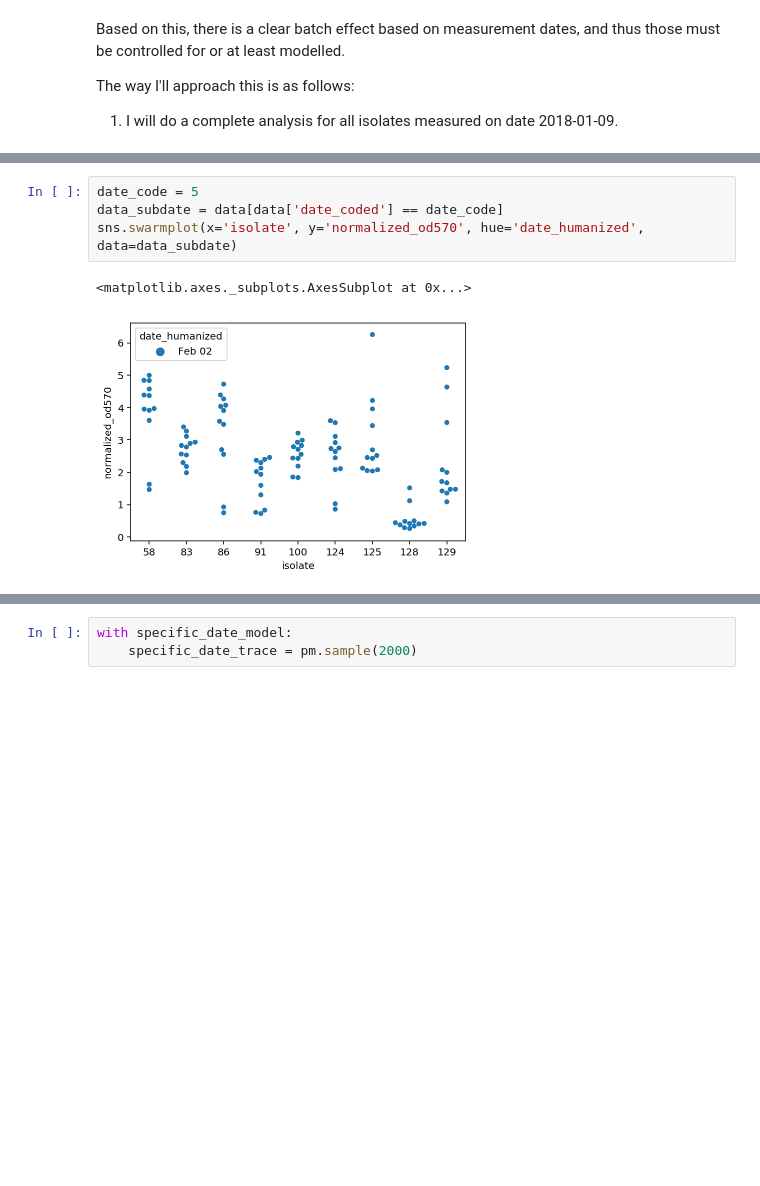
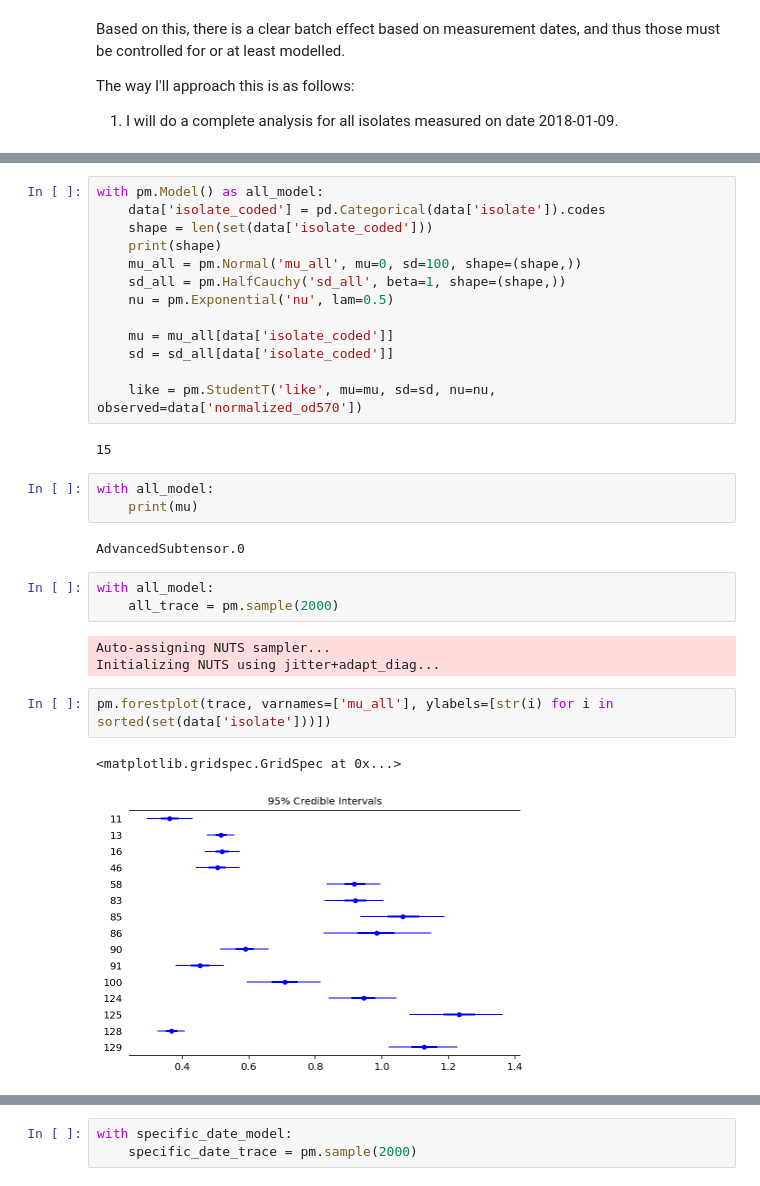
Before and after one commit to afcarl/mia-stats, a Jupyter notebook: biofilm/20180201-analysis.ipynb, the cells around one changed output, grey strips where cells are left out. Saved outputs shown, nothing was run; the diff lists cells and outputs as text; blank space fills up the shorter version.

```diff
--- a/biofilm/20180201-analysis.ipynb
+++ b/biofilm/20180201-analysis.ipynb
@@ -62,7 +67,31 @@ sorted(set(data['date']))
-# %%
-date_code = 5
-data_subdate = data[data['date_coded'] == date_code]
-sns.swarmplot(x='isolate', y='normalized_od570', hue='date_humanized', data=data_subdate)
-# %% [output]
-<matplotlib.axes._subplots.AxesSubplot at 0x...>
-[figure, removed]
+# %%
+with pm.Model() as all_model:
+    data['isolate_coded'] = pd.Categorical(data['isolate']).codes
+    shape = len(set(data['isolate_coded']))
+    print(shape)
+    mu_all = pm.Normal('mu_all', mu=0, sd=100, shape=(shape,))
+    sd_all = pm.HalfCauchy('sd_all', beta=1, shape=(shape,))
+    nu = pm.Exponential('nu', lam=0.5)
+
+    mu = mu_all[data['isolate_coded']]
+    sd = sd_all[data['isolate_coded']]
+
+    like = pm.StudentT('like', mu=mu, sd=sd, nu=nu, observed=data['normalized_od570'])
+# %% [output]
+15
+# %%
+with all_model:
+    print(mu)
+# %% [output]
+AdvancedSubtensor.0
+# %%
+with all_model:
+    all_trace = pm.sample(2000)
+# %% [output]
+Auto-assigning NUTS sampler...
+Initializing NUTS using jitter+adapt_diag...
+# %%
+pm.forestplot(trace, varnames=['mu_all'], ylabels=[str(i) for i in sorted(set(data['isolate']))])
+# %% [output]
+<matplotlib.gridspec.GridSpec at 0x...>
+[figure, added]
```
Also changed, not shown: parts of 10 cells of this notebook.
